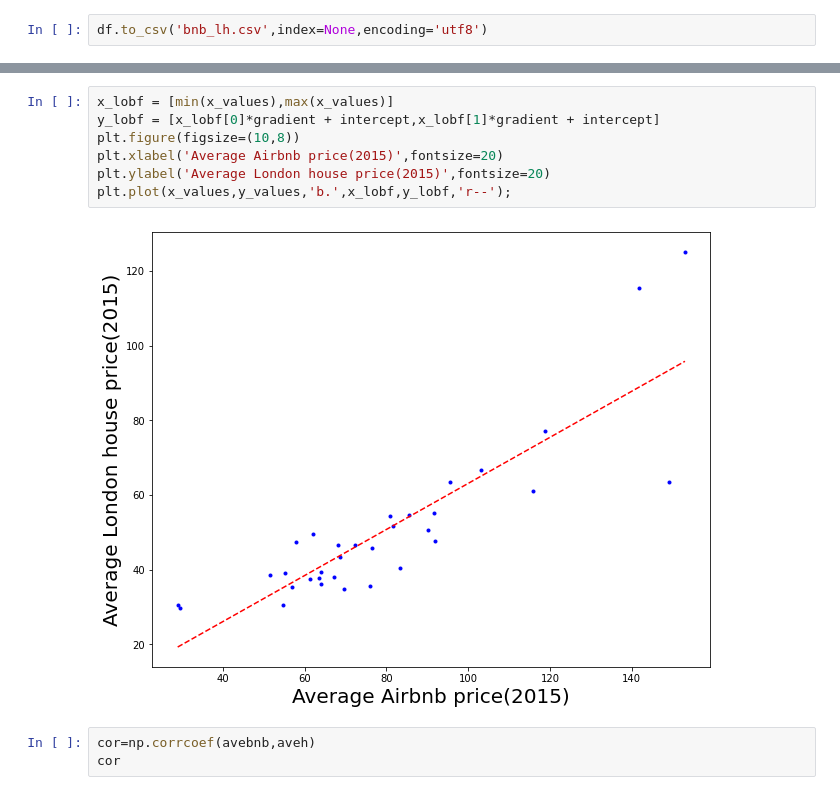
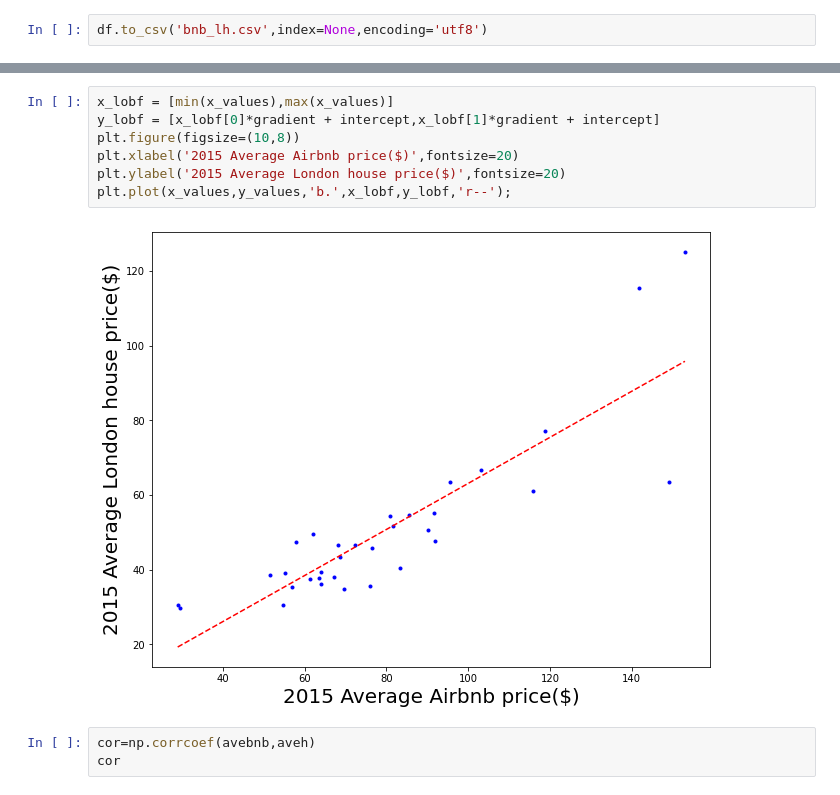
Before and after one commit to Houxiantao/QM-coursework, a Jupyter notebook: coursework2.ipynb, the cells around one changed output, grey strips where cells are left out. Cells and saved outputs as stored; diff of their text form.

```diff
--- a/coursework2.ipynb
+++ b/coursework2.ipynb
@@ -420,12 +474,12 @@ F-test pvalue          = 1.4007210929391442e-10
 # %%
 x_lobf = [min(x_values),max(x_values)]
 y_lobf = [x_lobf[0]*gradient + intercept,x_lobf[1]*gradient + intercept]
 plt.figure(figsize=(10,8))
-plt.xlabel('Average Airbnb price(2015)',fontsize=20)
-plt.ylabel('Average London house price(2015)',fontsize=20)
+plt.xlabel('2015 Average Airbnb price($)',fontsize=20)
+plt.ylabel('2015 Average London house price($)',fontsize=20)
 plt.plot(x_values,y_values,'b.',x_lobf,y_lobf,'r--');
 # %% [output]
-[figure, old version]
+[figure, new version]
 # %%
 cor=np.corrcoef(avebnb,aveh)
 cor
```
Also changed, not shown: parts of 37 cells of this notebook.
